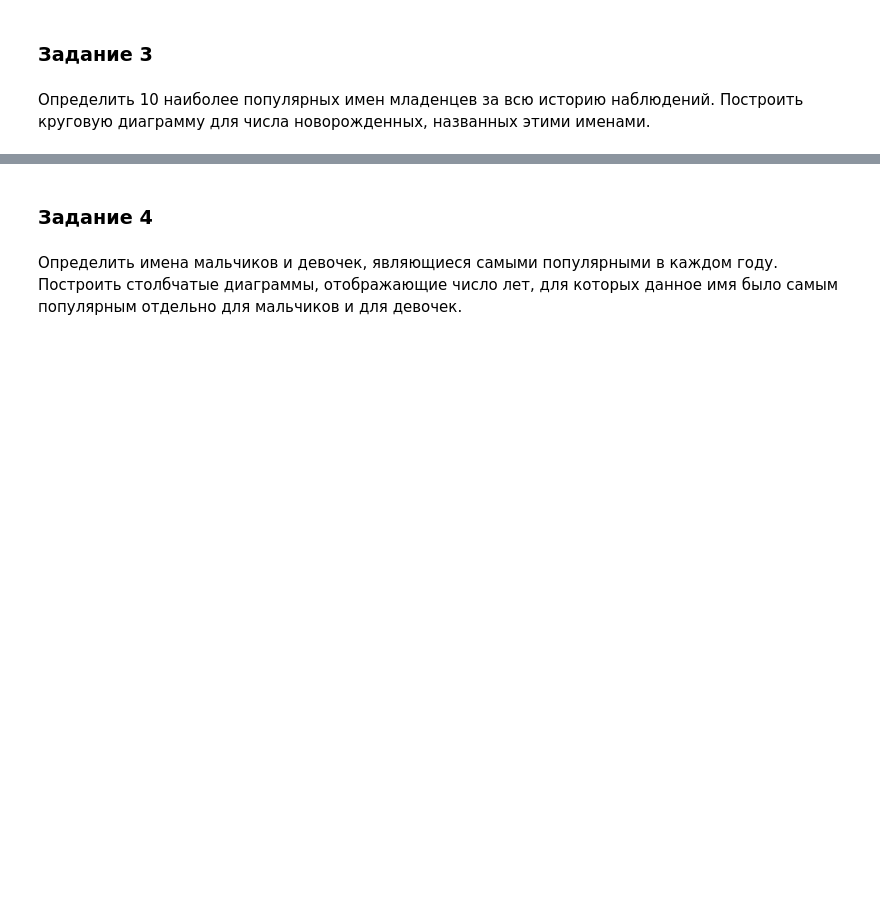
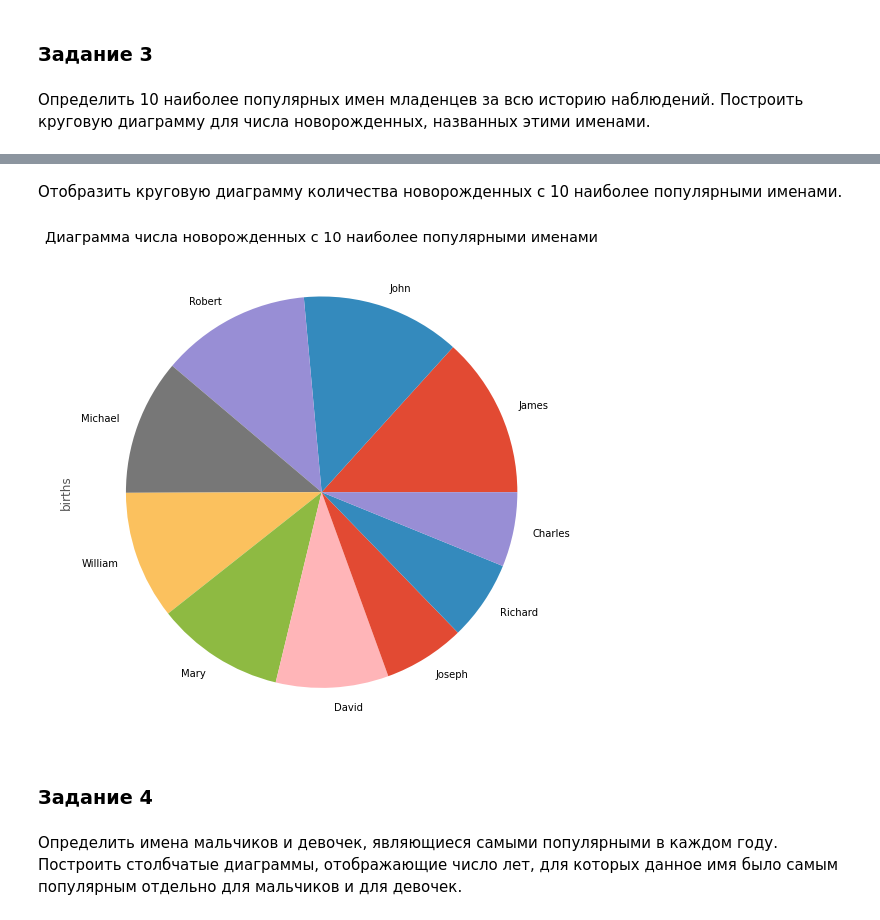
Before and after one commit to new-divos/hse-tasks, a Jupyter notebook: notebooks/Аттестация/names_solution.ipynb, the cells around one changed output, grey strips where cells are left out. Saved outputs shown, nothing was run; the diff lists cells and outputs as text; code cells hidden in the pictures; blank space fills up the shorter version.

```diff
--- a/notebooks/Аттестация/names_solution.ipynb
+++ b/notebooks/Аттестация/names_solution.ipynb
@@ -460,0 +520,4 @@ total_births.plot(
+# %%
+births_by_name = names_data.groupby('name')['births'].sum()
+
+births_by_name.head(10)
@@ -460,0 +539,4 @@ total_births.plot(
+# %%
+most_popular_names = births_by_name.sort_values(ascending=False)[:10]
+
+most_popular_names
@@ -461,3 +556,12 @@ total_births.plot(
+# %% [markdown]
+Отобразить круговую диаграмму количества новорожденных с 10 наиболее популярными именами.
+# %%
+most_popular_names.plot(
+    kind='pie',
+    title="Диаграмма числа новорожденных с 10 наиболее популярными именами"
+);
+# %% [output]
+[figure, added]
 # %% [markdown]
 ### Задание 4
 # %% [markdown]
```
Also changed, not shown: parts of 41 cells of this notebook, 1 other file.
